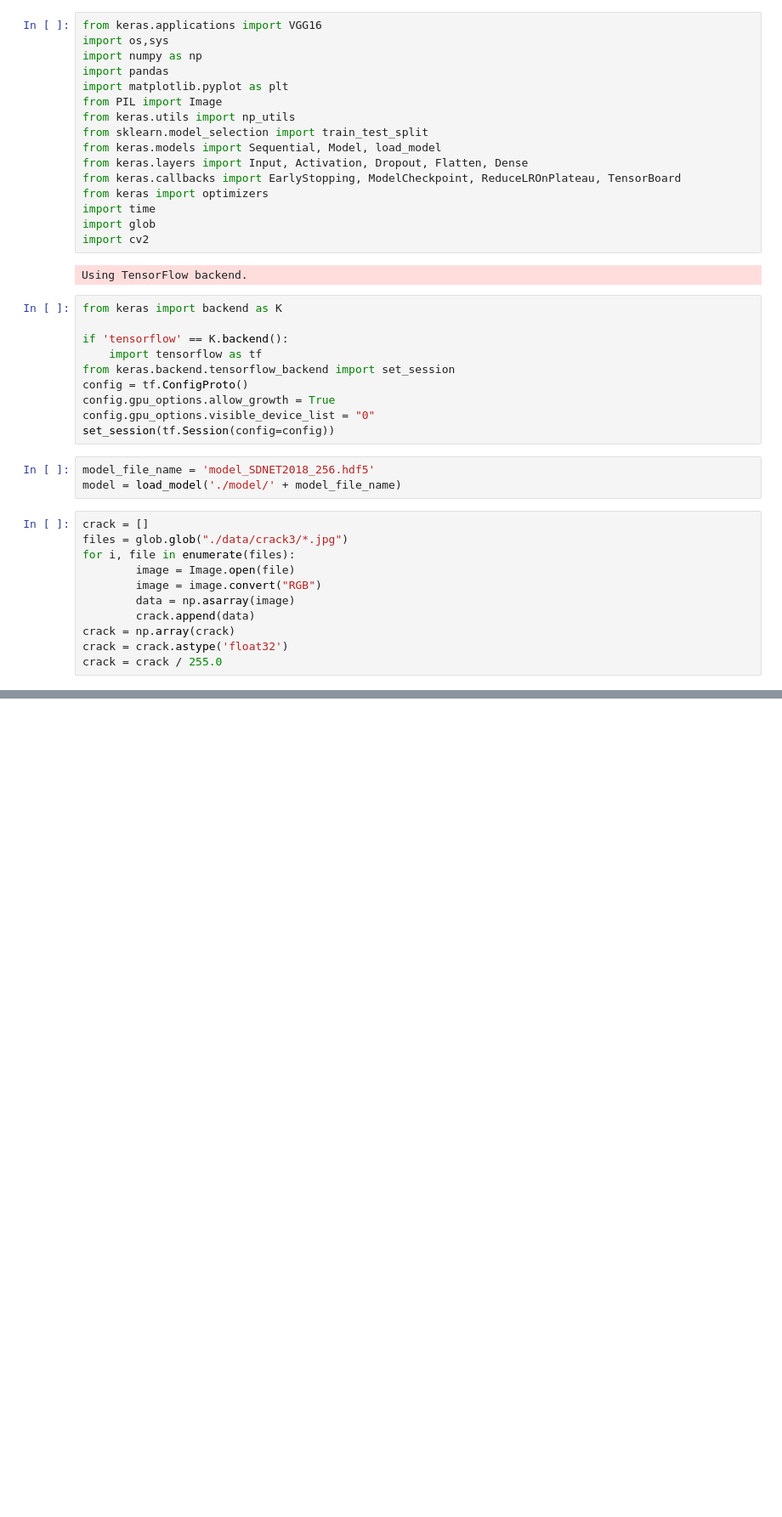
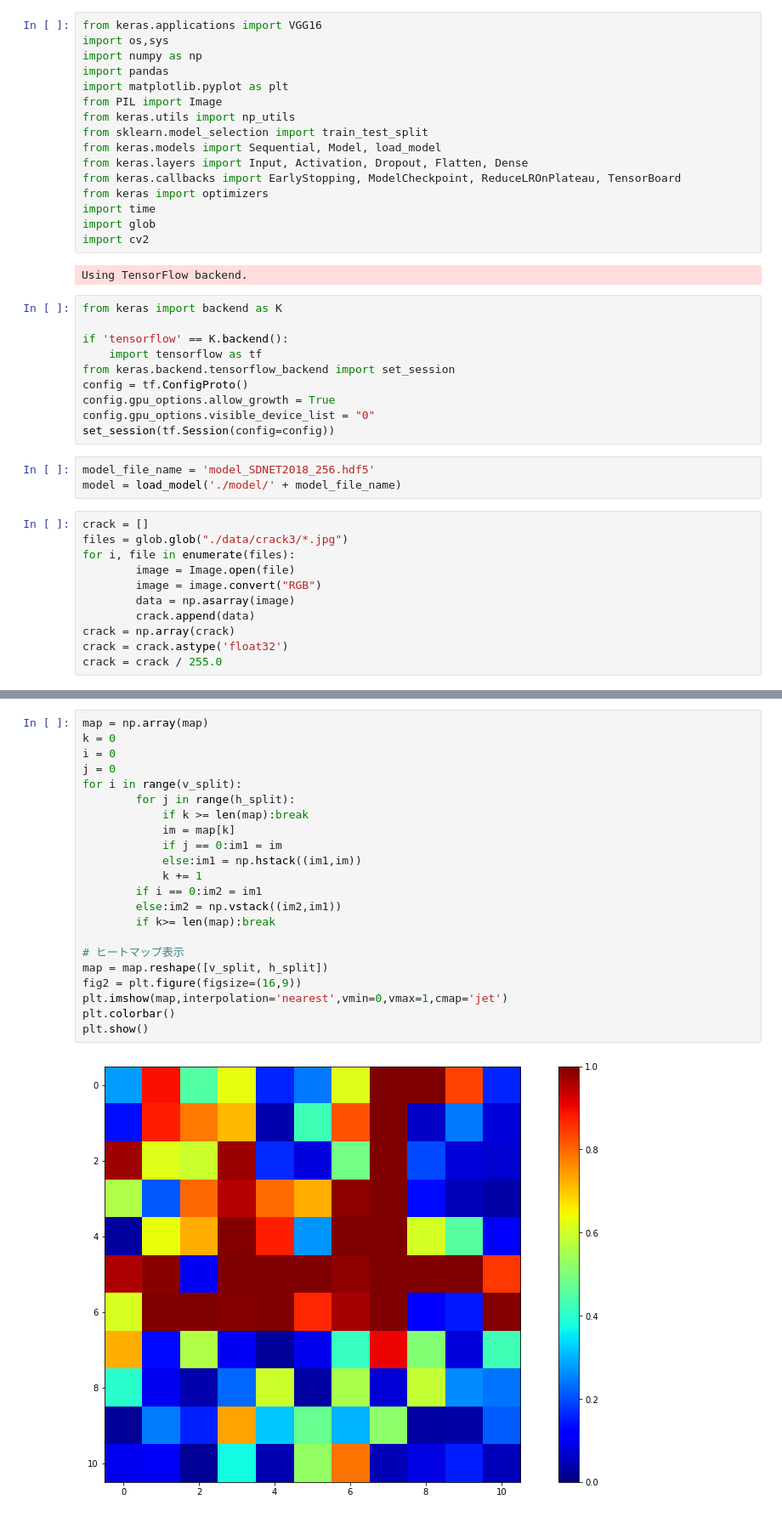
Before and after one commit to MasumiKori/deep_learning, a Jupyter notebook: translucent.ipynb, the cells around one changed output, grey strips where cells are left out. Shown: that part at 85% size. Drawn from its saved outputs; the diff is of its cells as text; blank space fills up the shorter version.

```diff
--- a/translucent.ipynb
+++ b/translucent.ipynb
@@ -87,0 +97,24 @@ Clipping input data to the valid range for imshow with RGB data ([0..1] for floa
+# %%
+map = np.array(map)
+k = 0
+i = 0
+j = 0
+for i in range(v_split):
+        for j in range(h_split):
+            if k >= len(map):break
+            im = map[k]
+            if j == 0:im1 = im
+            else:im1 = np.hstack((im1,im))
+            k += 1
+        if i == 0:im2 = im1
+        else:im2 = np.vstack((im2,im1))
+        if k>= len(map):break
+
+# ヒートマップ表示
+map = map.reshape([v_split, h_split])
+fig2 = plt.figure(figsize=(16,9))
+plt.imshow(map,interpolation='nearest',vmin=0,vmax=1,cmap='jet')
+plt.colorbar()
+plt.show()
+# %% [output]
+[figure, added]
```
Also changed, not shown: parts of 1 cell of this notebook.
